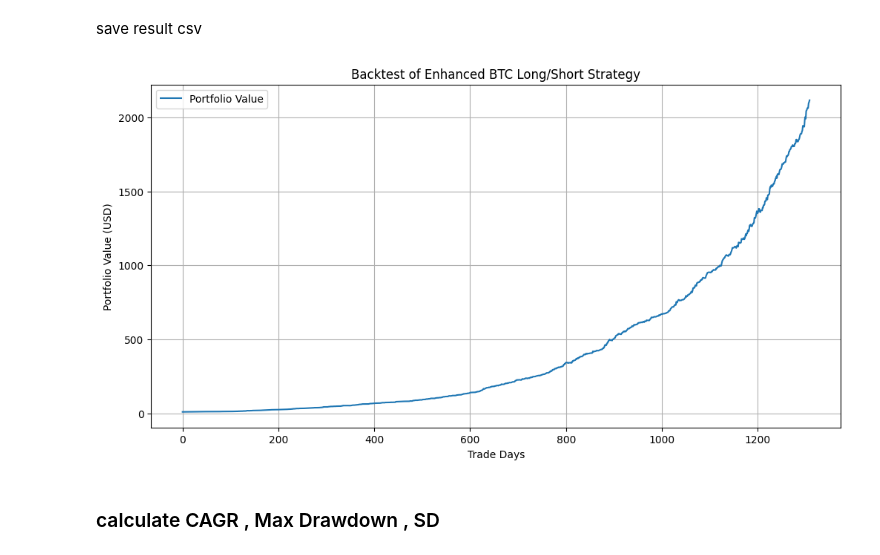
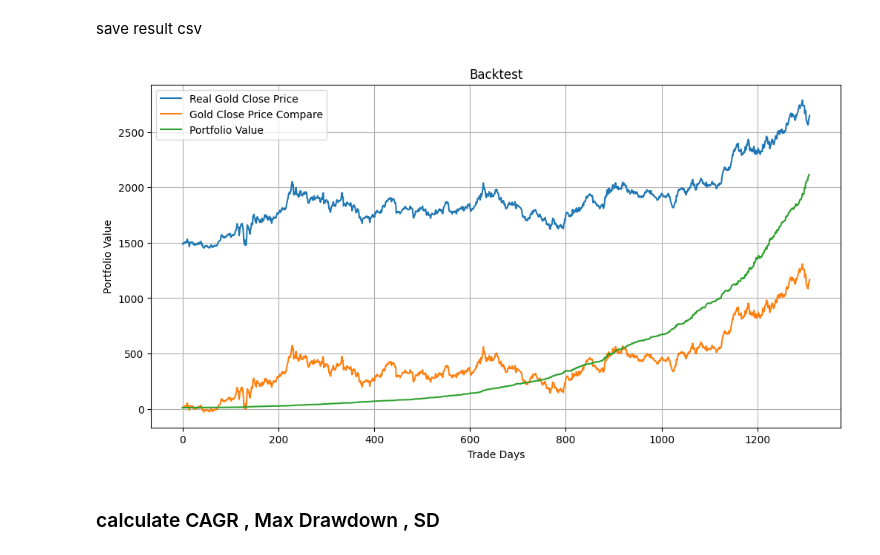
Before and after one commit to BrossBoy/internship, a Jupyter notebook: lstm_gold.ipynb, the cells around one changed output. Cells and saved outputs as stored; diff of their text form; code cells hidden in the pictures.

```diff
--- a/lstm_gold.ipynb
+++ b/lstm_gold.ipynb
@@ -105,2 +105,2 @@ history = model.fit(x_train, y_train, batch_size=500, epochs=100)
 # %%
-# model = models.load_model("model/simple_lstm_model.h5")
+model = models.load_model("model/simple_lstm_model.h5")
@@ -177,17 +178,23 @@ save result csv
 csv_capital = pd.DataFrame(csv_capital)
 csv_capital.to_csv("csv_file/lstm_back_test.csv", index=False)
 # %%
+gold_close_price = data["Close"]
+gold_close_price = gold_close_price["GC=F"]
+gold_close_price = gold_close_price.loc[date].to_numpy()
+
 # Plot backtest results
 plt.figure(figsize=(12, 6))
+plt.plot(gold_close_price, label="Real Gold Close Price")
+plt.plot(gold_close_price - (gold_close_price[0]-capital_history[0]), label="Gold Close Price Compare")
 plt.plot(capital_history, label='Portfolio Value')
-plt.title('Backtest of Enhanced BTC Long/Short Strategy')
+plt.title('Backtest')
 plt.xlabel('Trade Days')
-plt.ylabel('Portfolio Value (USD)')
+plt.ylabel('Portfolio Value')
 plt.legend()
 plt.grid(True)
 plt.show()
 # %% [output]
-[figure, old version]
+[figure, new version]
 # %% [markdown]
 ### calculate CAGR , Max Drawdown , SD
 # %%
```
Also changed, not shown: parts of 5 cells of this notebook.
